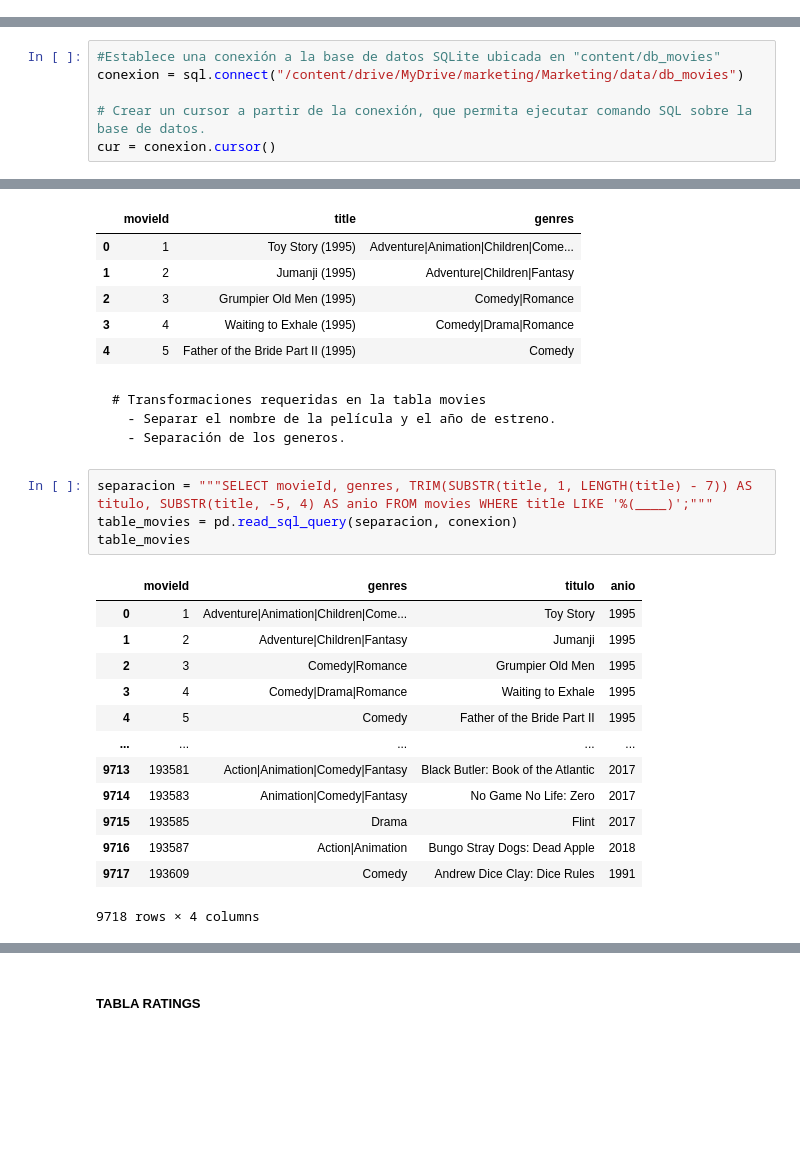
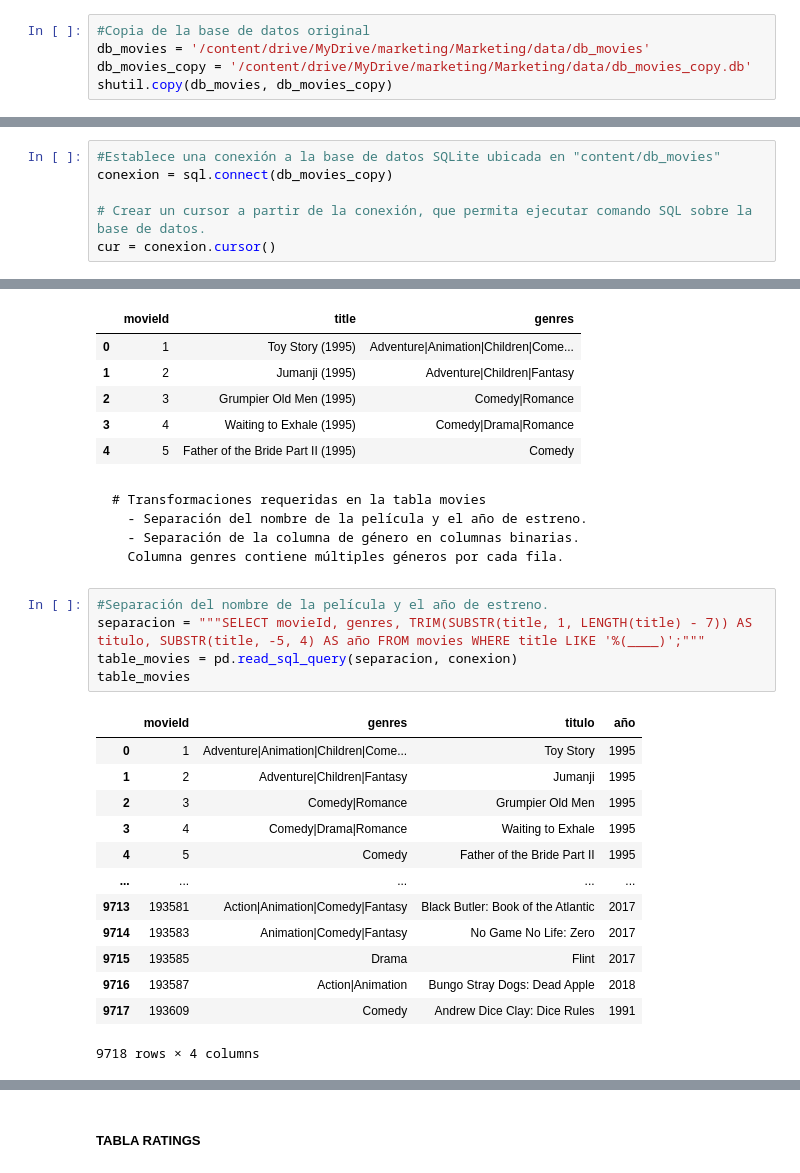
Before and after one commit to JuanCH94/Marketing, a Jupyter notebook: a_exploracion.ipynb, the cells around one changed output, grey strips where cells are left out. Cells and saved outputs as stored; diff of their text form; blank space fills up the shorter version.

Commit message:
Se ajusta código para hacer copia de la BD y se guardan las trasformaciones en la copia de la base de datos

````diff
--- a/a_exploracion.ipynb
+++ b/a_exploracion.ipynb
@@ -19,2 +19,7 @@ from sklearn.preprocessing import MultiLabelBinarizer
 # %% [markdown]
 #### CONEXIÓN CON LA BASE DE DATOS
+# %%
+#Copia de la base de datos original
+db_movies = '/content/drive/MyDrive/marketing/Marketing/data/db_movies'
+db_movies_copy = '/content/drive/MyDrive/marketing/Marketing/data/db_movies_copy.db'
+shutil.copy(db_movies, db_movies_copy)
@@ -21,6 +28,6 @@ from sklearn.preprocessing import MultiLabelBinarizer
 # %%
 #Establece una conexión a la base de datos SQLite ubicada en "content/db_movies"
-conexion = sql.connect("/content/drive/MyDrive/marketing/Marketing/data/db_movies")
+conexion = sql.connect(db_movies_copy)
 
 # Crear un cursor a partir de la conexión, que permita ejecutar comando SQL sobre la base de datos.
 cur = conexion.cursor()
@@ -53,15 +60,17 @@ table_movies.head()
 
 ```
 # Transformaciones requeridas en la tabla movies
-  - Separar el nombre de la película y el año de estreno.
-  - Separación de los generos.
+  - Separación del nombre de la película y el año de estreno.
+  - Separación de la columna de género en columnas binarias.
+  Columna genres contiene múltiples géneros por cada fila.
 ```
 # %%
-separacion = """SELECT movieId, genres, TRIM(SUBSTR(title, 1, LENGTH(title) - 7)) AS titulo, SUBSTR(title, -5, 4) AS anio FROM movies WHERE title LIKE '%(____)';"""
+#Separación del nombre de la película y el año de estreno.
+separacion = """SELECT movieId, genres, TRIM(SUBSTR(title, 1, LENGTH(title) - 7)) AS titulo, SUBSTR(title, -5, 4) AS año FROM movies WHERE title LIKE '%(____)';"""
 table_movies = pd.read_sql_query(separacion, conexion)
 table_movies
 # %% [output]
-|  | movieId | genres | titulo | anio |
+|  | movieId | genres | titulo | año |
 | 0 | 1 | Adventure|Animation|Children|Come... | Toy Story | 1995 |
 | 1 | 2 | Adventure|Children|Fantasy | Jumanji | 1995 |
 | 2 | 3 | Comedy|Romance | Grumpier Old Men | 1995 |
````
Also changed, not shown: parts of 35 cells of this notebook, 3 other files.
